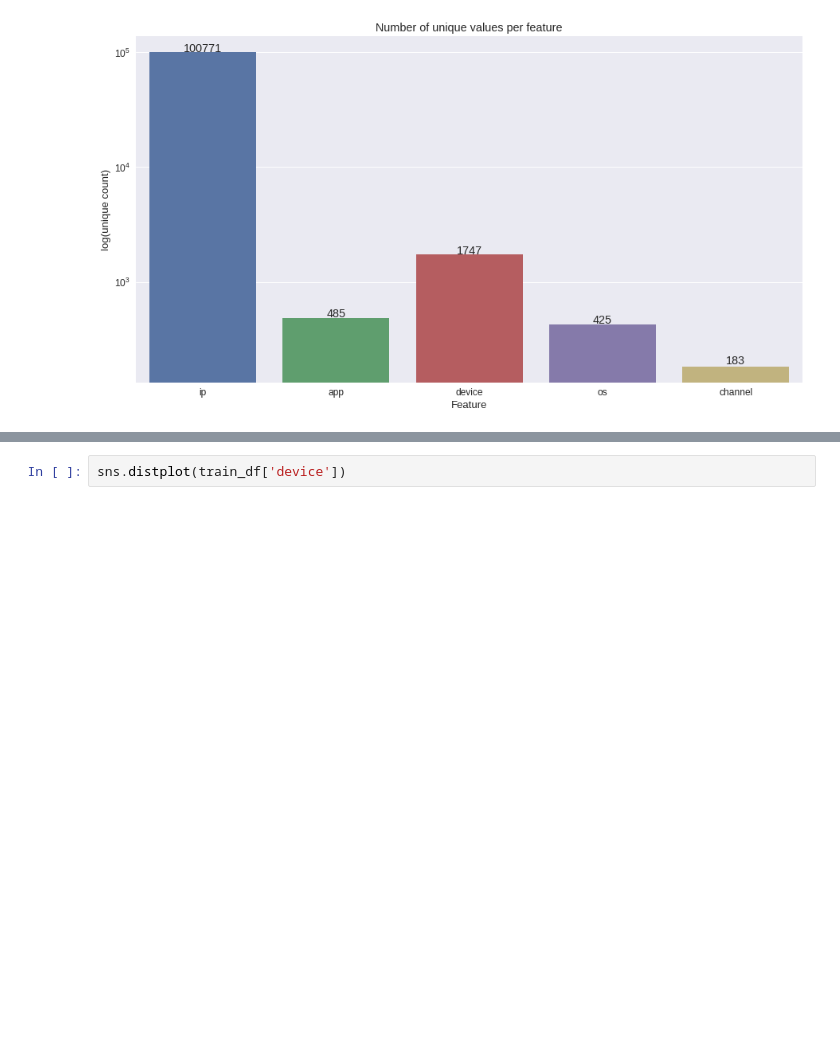
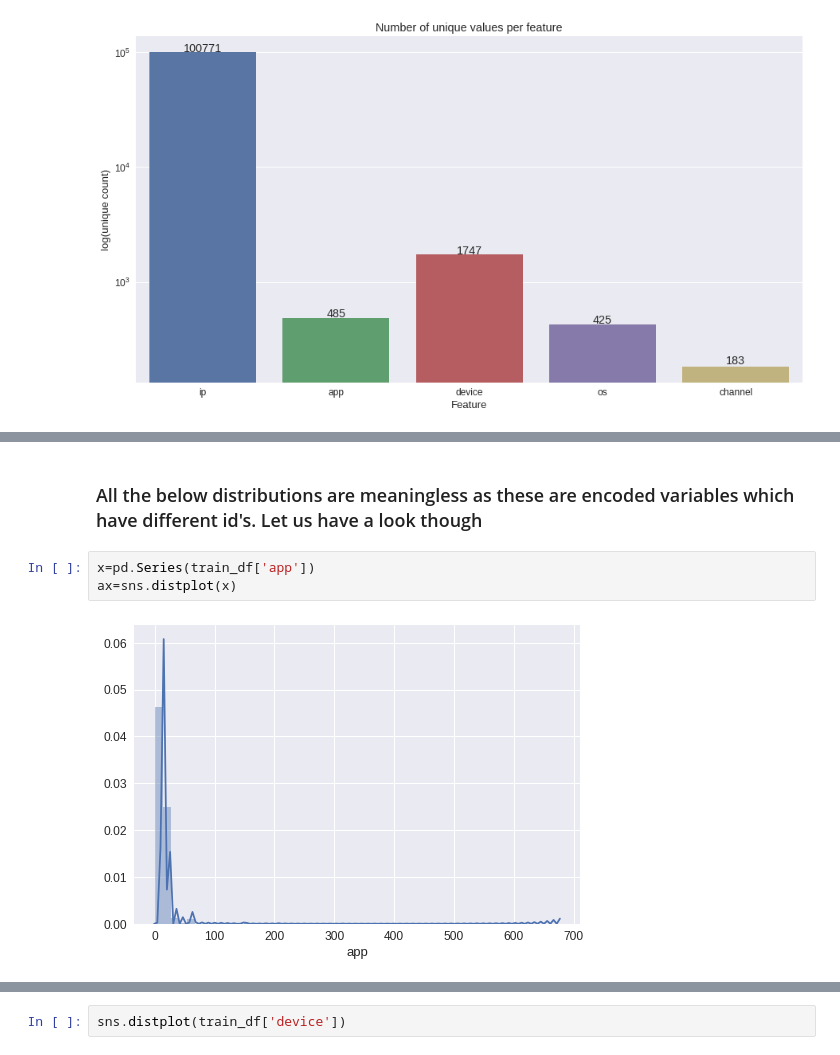
Before and after one commit to Nick7hill/kaggle, a Jupyter notebook: talkingdata_adtracking_fraud_detection/adtracking.ipynb, the cells around one changed output, grey strips where cells are left out. Drawn from its saved outputs; the diff is of its cells as text; blank space fills up the shorter version.

```diff
--- a/talkingdata_adtracking_fraud_detection/adtracking.ipynb
+++ b/talkingdata_adtracking_fraud_detection/adtracking.ipynb
@@ -101 +157,8 @@ for p, uniq in zip(ax.patches, unique_list):
+# %% [markdown]
+### All the below distributions are meaningless as these are encoded variables which have different id's. Let us have a look though
+# %%
+x=pd.Series(train_df['app'])
+ax=sns.distplot(x)
+# %% [output]
+[figure, added]
 # %%
```
Also changed, not shown: parts of 35 cells of this notebook.
